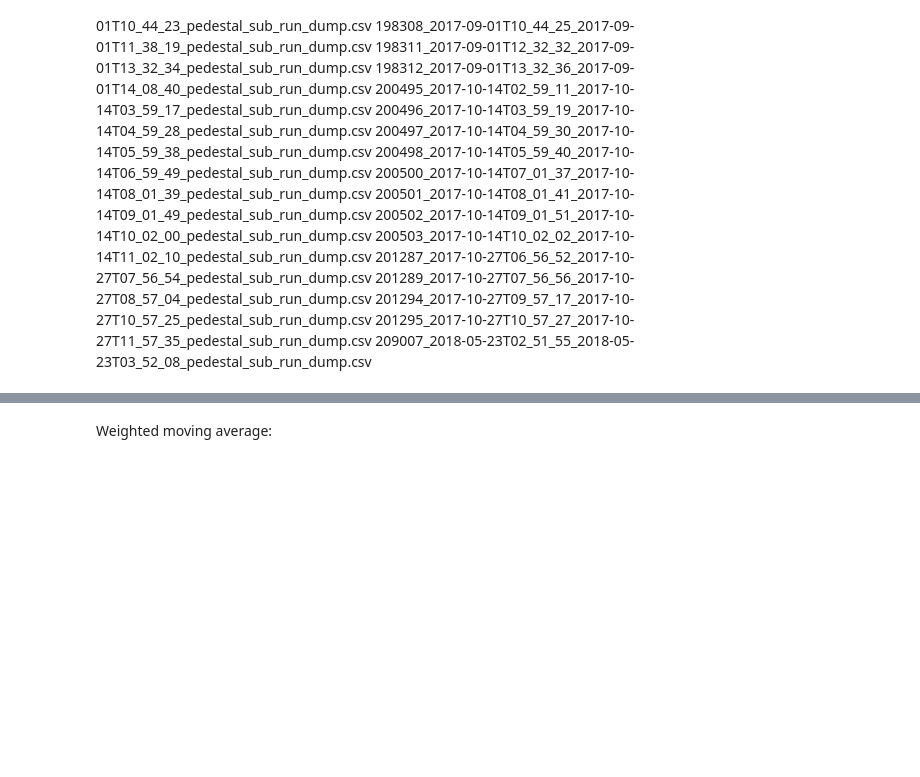
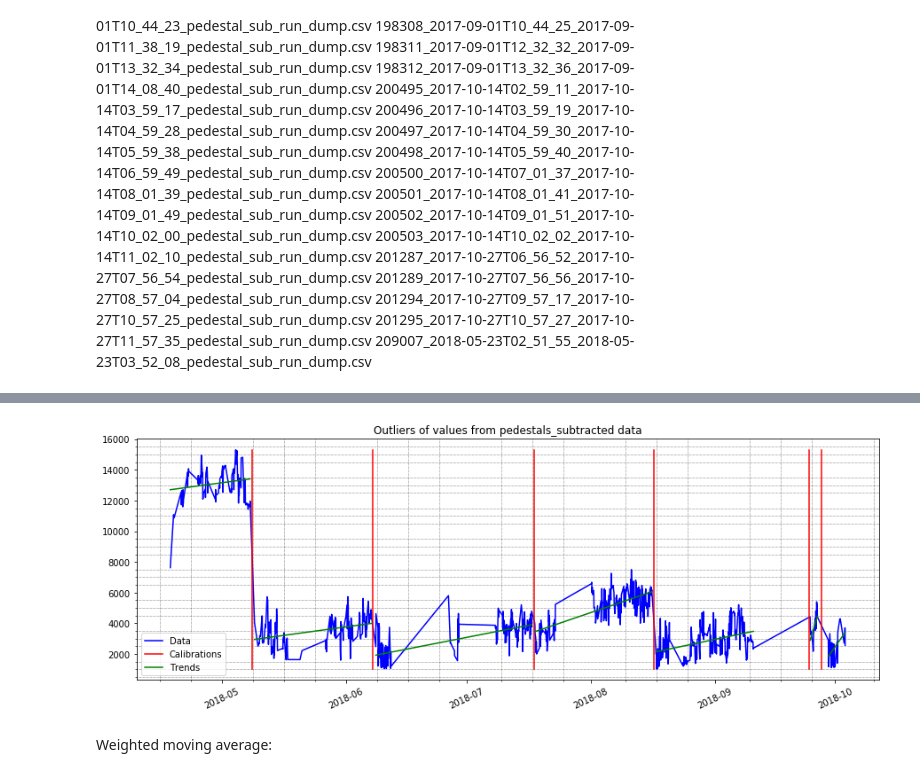
Before and after one commit to mateusz59861/praca_magisterska, a Jupyter notebook: notebooks/basic.ipynb, the cells around one changed output, grey strips where cells are left out. Saved outputs shown, nothing was run; the diff lists cells and outputs as text; code cells hidden in the pictures; blank space fills up the shorter version.

```diff
--- a/notebooks/basic.ipynb
+++ b/notebooks/basic.ipynb
@@ -119,3 +181,23 @@ plt.show()
+# %%
+fig, ax = plt.subplots()
+ax.set_title('Outliers of values from pedestals_subtracted data')
+ax.plot(timestamps, outliers, 'b', label='Data')
+
+for calib_timestamp in calib_timestamps:
+    ax.plot([calib_timestamp, calib_timestamp], [min(outliers),max(outliers)], 'r', label='Calibrations')
+
+for index in range(len(trends_timestamps)):
+    trends_outliers[index] = calculate_trend(trends_outliers[index], trends_timestamps[index])
+    ax.plot(trends_timestamps[index], trends_outliers[index], 'g', label='Trends')
+
+plt.xticks(rotation=25)
+plt.rcParams['figure.figsize'] = [15,5]
+ax.minorticks_on()
+ax.grid(which='minor', linestyle=':', linewidth='0.5', color='black')
+ax.legend()
+plt.show()
+# %% [output]
+[figure, added]
 # %% [markdown]
 Weighted moving average:
 # %%
```
Also changed, not shown: parts of 13 cells of this notebook.
